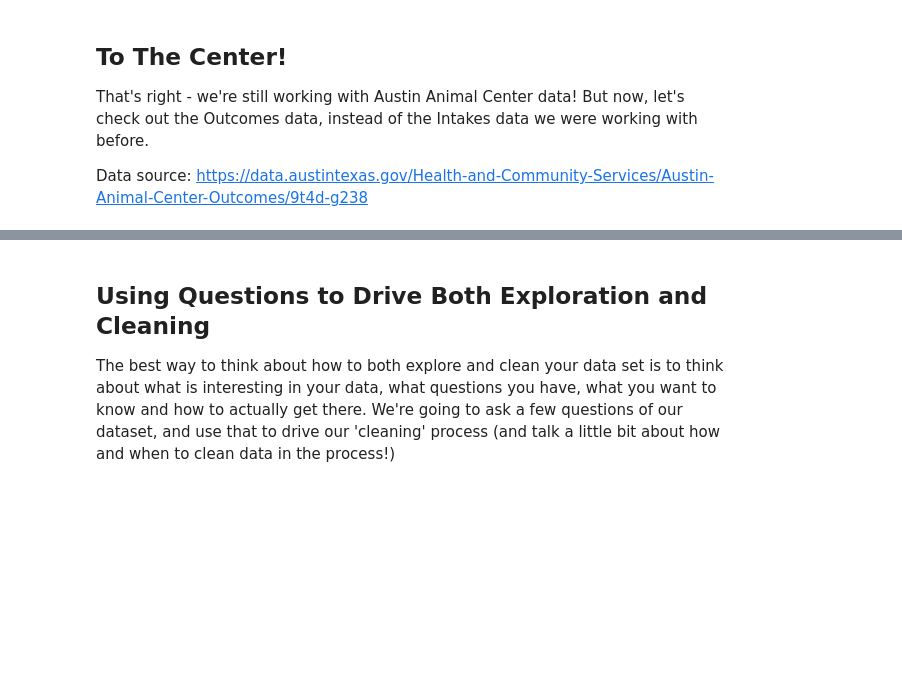
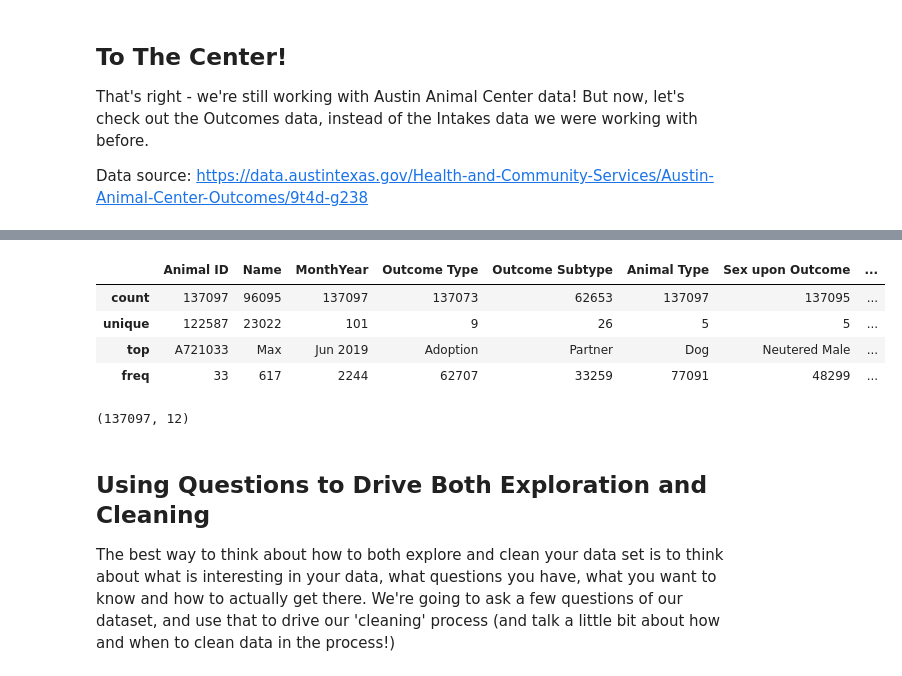
Before and after one commit to rbdaly16/NATL-DS-Live-062623, a Jupyter notebook: Phase1/Lectures/11-Pandas-Data-Cleaning.ipynb, the cells around one changed output, grey strips where cells are left out. Saved outputs shown, nothing was run; the diff lists cells and outputs as text; code cells hidden in the pictures; blank space fills up the shorter version.

```diff
--- a/Phase1/Lectures/11-Pandas-Data-Cleaning.ipynb
+++ b/Phase1/Lectures/11-Pandas-Data-Cleaning.ipynb
@@ -35,3 +63,15 @@ df.info()
+# %%
+df.describe(include=['object'])
+# %% [output]
+|  | Animal ID | Name | MonthYear | Outcome Type | Outcome Subtype | Animal Type | Sex upon Outcome | ... |
+| count | 137097 | 96095 | 137097 | 137073 | 62653 | 137097 | 137095 | ... |
+| unique | 122587 | 23022 | 101 | 9 | 26 | 5 | 5 | ... |
+| top | A721033 | Max | Jun 2019 | Adoption | Partner | Dog | Neutered Male | ... |
+| freq | 33 | 617 | 2244 | 62707 | 33259 | 77091 | 48299 | ... |
+# %%
+df.shape
+# %% [output]
+(137097, 12)
 # %% [markdown]
 ## Using Questions to Drive Both Exploration and Cleaning
 
```
Also changed, not shown: parts of 53 cells of this notebook.
